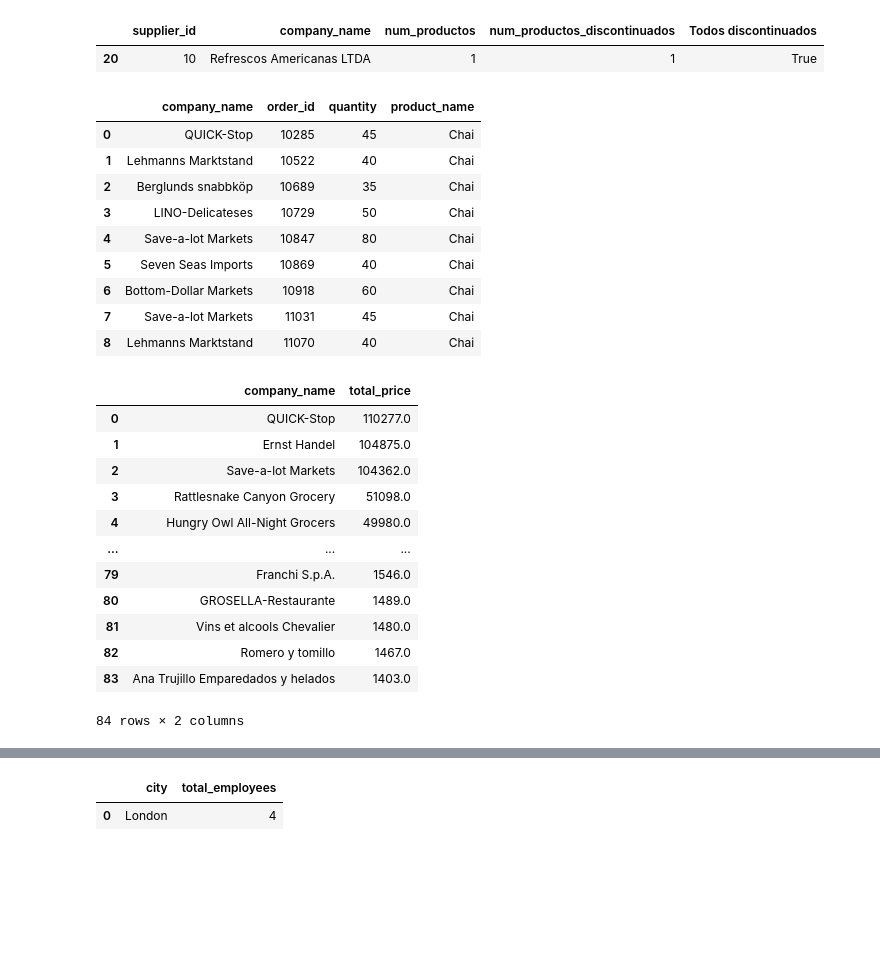
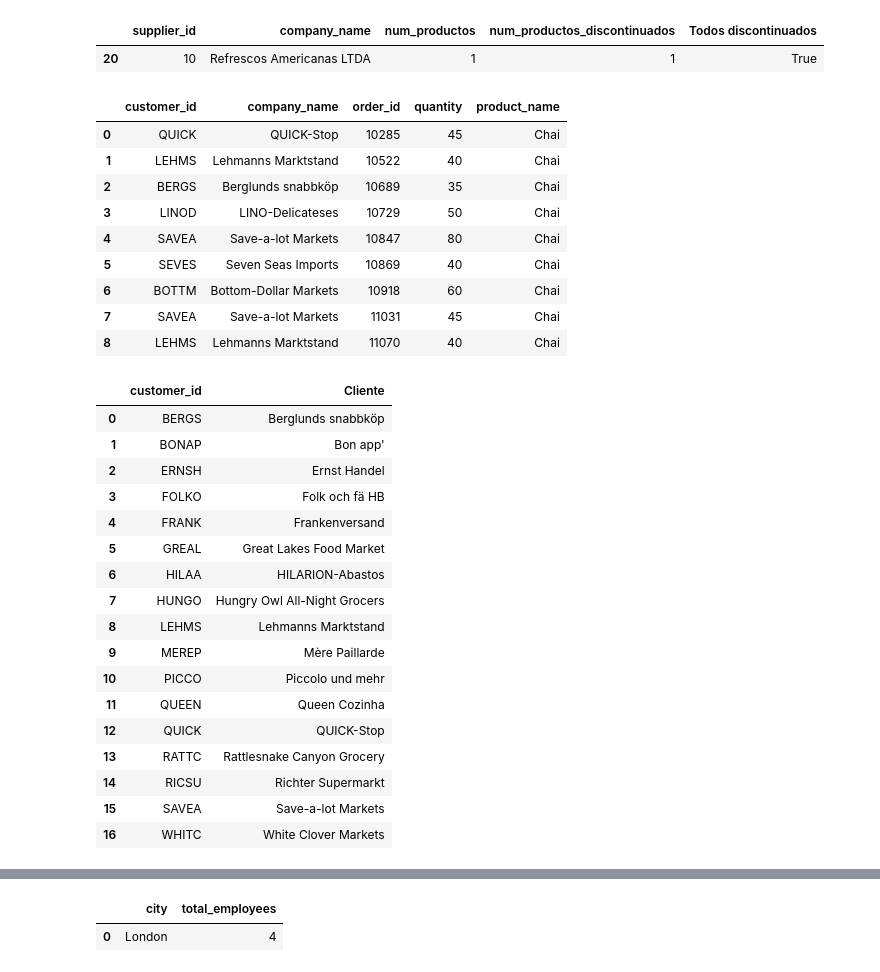
Before and after one commit to CarlEstP/python_data, a Jupyter notebook: mi_solucion.ipynb, the cells around one changed output, grey strips where cells are left out. Drawn from its saved outputs; the diff is of its cells as text; code cells hidden in the pictures; blank space fills up the shorter version.

```diff
--- a/solucion.ipynb
+++ b/mi_solucion.ipynb
@@ -823,62 +883,64 @@ df_productos_proveedores_todos_discontinuados
 # %%
 # 5. Extraer los clientes que compraron mas de 30 articulos "Chai" en un único pedido
 
-sql_query = ''' SELECT c.company_name, o.order_id, od.quantity, p.product_name
+sql_query = ''' SELECT c.customer_id, c.company_name, o.order_id, od.quantity, p.product_name
                 FROM orders AS o
                 JOIN customers as c
                 ON c.customer_id = o.customer_id
                 JOIN order_details AS od
                 ON o.order_id = od.order_id
                 JOIN products AS p
                 ON od.product_id = p.product_id
                 WHERE p.product_name = 'Chai' AND od.quantity > 30
             '''
 
 df_clientes_chai_masde30u = ejecutar_query(sql_query)
 df_clientes_chai_masde30u
 
 # 9 clientes han realizado pedidos de más de 30 unidades de Chai
 # %% [output]
-|  | company_name | order_id | quantity | product_name |
-| 0 | QUICK-Stop | 10285 | 45 | Chai |
-| 1 | Lehmanns Marktstand | 10522 | 40 | Chai |
-| 2 | Berglunds snabbköp | 10689 | 35 | Chai |
-| 3 | LINO-Delicateses | 10729 | 50 | Chai |
-| 4 | Save-a-lot Markets | 10847 | 80 | Chai |
-| 5 | Seven Seas Imports | 10869 | 40 | Chai |
-| 6 | Bottom-Dollar Markets | 10918 | 60 | Chai |
-| 7 | Save-a-lot Markets | 11031 | 45 | Chai |
-| 8 | Lehmanns Marktstand | 11070 | 40 | Chai |
+|  | customer_id | company_name | order_id | quantity | product_name |
+| 0 | QUICK | QUICK-Stop | 10285 | 45 | Chai |
+| 1 | LEHMS | Lehmanns Marktstand | 10522 | 40 | Chai |
+| 2 | BERGS | Berglunds snabbköp | 10689 | 35 | Chai |
+| 3 | LINOD | LINO-Delicateses | 10729 | 50 | Chai |
+| 4 | SAVEA | Save-a-lot Markets | 10847 | 80 | Chai |
+| 5 | SEVES | Seven Seas Imports | 10869 | 40 | Chai |
+| 6 | BOTTM | Bottom-Dollar Markets | 10918 | 60 | Chai |
+| 7 | SAVEA | Save-a-lot Markets | 11031 | 45 | Chai |
+| 8 | LEHMS | Lehmanns Marktstand | 11070 | 40 | Chai |
 # %%
 # 6. Indica los clientes cuya suma total de carga en los pedidos sea mayor de 1000
 
-sql_query = ''' SELECT  c.company_name,
-                ROUND(SUM(od.quantity * od.unit_price * (1 - od.discount))) as total_price
-                FROM orders AS o
-                JOIN customers as c
-                ON c.customer_id = o.customer_id
-                JOIN order_details AS od
-                ON o.order_id = od.order_id
-                GROUP BY c.company_name
-                HAVING SUM(od.quantity * od.unit_price * (1 - od.discount)) > 1000
-                ORDER BY total_price DESC
+sql_query = ''' SELECT "customer_id", "company_name" AS "Cliente"
+                FROM customers
+                WHERE "customer_id" IN (
+                    SELECT "customer_id"
+                    FROM "orders"
+                    GROUP BY "customer_id"
+                    HAVING SUM("freight") > 1000);
             '''
 
-df_clientes_sumapedidos_masde1000 = ejecutar_query(sql_query)
-df_clientes_sumapedidos_masde1000
+df_clientes_sumacarga__masde1000 = ejecutar_query(sql_query)
+df_clientes_sumacarga__masde1000
 
 # practicamente todos los clientes acumulan unas compras > 1000. Unicamente 5 clientes no la cumplen
 # %% [output]
-|  | company_name | total_price |
-| 0 | QUICK-Stop | 110277.0 |
-| 1 | Ernst Handel | 104875.0 |
-| 2 | Save-a-lot Markets | 104362.0 |
-| 3 | Rattlesnake Canyon Grocery | 51098.0 |
-| 4 | Hungry Owl All-Night Grocers | 49980.0 |
-| ... | ... | ... |
-| 79 | Franchi S.p.A. | 1546.0 |
-| 80 | GROSELLA-Restaurante | 1489.0 |
-| 81 | Vins et alcools Chevalier | 1480.0 |
-| 82 | Romero y tomillo | 1467.0 |
-| 83 | Ana Trujillo Emparedados y helados | 1403.0 |
+|  | customer_id | Cliente |
+| 0 | BERGS | Berglunds snabbköp |
+| 1 | BONAP | Bon app' |
+| 2 | ERNSH | Ernst Handel |
+| 3 | FOLKO | Folk och fä HB |
+| 4 | FRANK | Frankenversand |
+| 5 | GREAL | Great Lakes Food Market |
+| 6 | HILAA | HILARION-Abastos |
+| 7 | HUNGO | Hungry Owl All-Night Grocers |
+| 8 | LEHMS | Lehmanns Marktstand |
+| 9 | MEREP | Mère Paillarde |
+| 10 | PICCO | Piccolo und mehr |
+| 11 | QUEEN | Queen Cozinha |
+| 12 | QUICK | QUICK-Stop |
+| 13 | RATTC | Rattlesnake Canyon Grocery |
+| 14 | RICSU | Richter Supermarkt |
+| 15 | SAVEA | Save-a-lot Markets |
+| 16 | WHITC | White Clover Markets |
-84 rows × 2 columns
```
Also changed, not shown: parts of 36 cells of this notebook, 2 other files.
